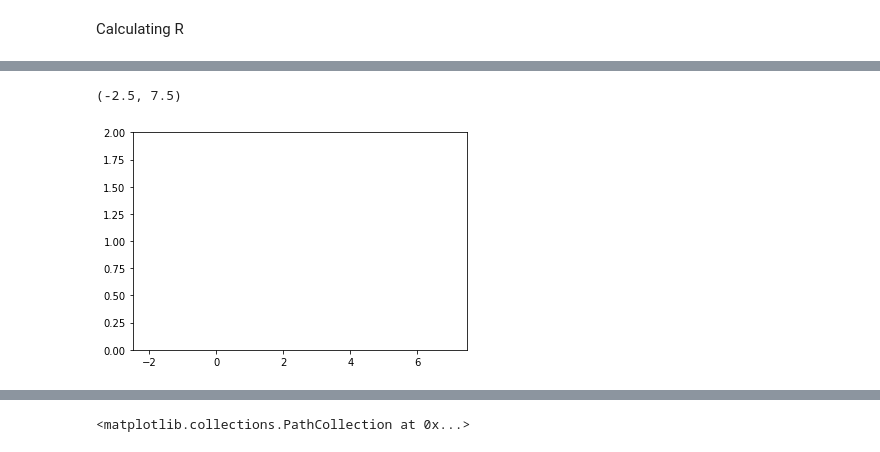
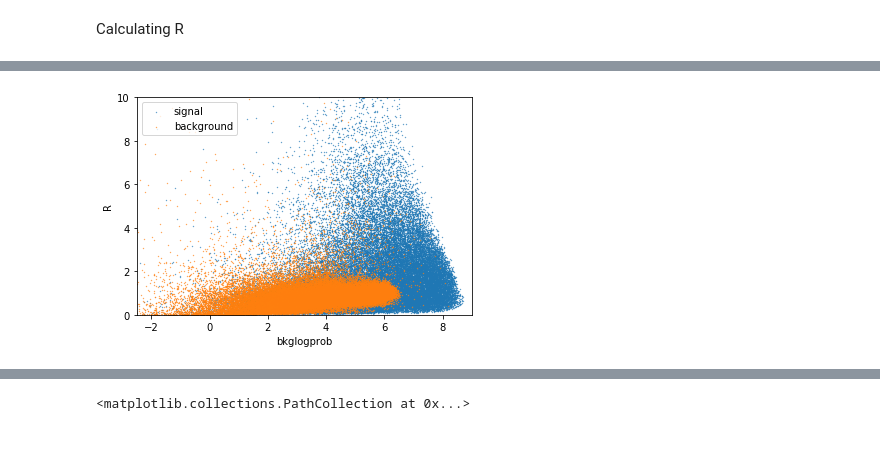
Before and after one commit to matteoettam09/i-flow, a Jupyter notebook: DensityEstimation/RnD_dataset.ipynb, the cells around one changed output, grey strips where cells are left out. Cells and saved outputs as stored; diff of their text form; code cells hidden in the pictures.

```diff
--- a/DensityEstimation/RnD_dataset.ipynb
+++ b/DensityEstimation/RnD_dataset.ipynb
@@ -333,6 +331,6 @@ combined = combine_sig_bkg(siglist, bkglist)
 # %% [markdown]
 Train on Signal Data
 # %%
-sigdist =train_iflow(combined.drop(columns='signal') ,M=3800, deltaM=100,
+sigdist =train_iflow(combined.drop(columns='signal') ,M=3500, deltaM=100,
                      issig=True, batchsize=256,lr=1e-3,epochs=50)
 # %% [output]
@@ -356,5 +354,5 @@ Batch: 160 Loss = -3.578566e+00
 # %% [markdown]
 Train on Background Data
 # %%
-bkgdist = train_iflow(combined.drop(columns='signal') ,M=3800, deltaM=100,
+bkgdist = train_iflow(combined.drop(columns='signal') ,M=3500, deltaM=100,
                       issig=False, batchsize=256,lr=1e-3,epochs=50) #do not use learning rate schedule
@@ -365,3 +379,6 @@ data_train_bkg, data_train_sig, invM= prepare_data_train(3800,100,bblist)
+# %%
+combined.signal = combined.signal.astype('float')
+data_train_bkg, data_train_sig, invM= prepare_data_train(3500,100, combined)
 # %%
 bkgprob=bkgdist.prob(data_train_sig)
 sigprob=sigdist.prob(data_train_sig)
@@ -381,0 +388,9 @@ TensorShape([7327])
+# %%
+data_train_sig = pd.DataFrame(data_train_sig.numpy(), columns=['mJJ', 'mJ1', 'tau21J1', 'dmJ', 'tau21J2', 'signal'])
+data_train_sig.signal = (data_train_sig.signal - np.min(data_train_sig.signal)).astype('bool')
+data_train_sig['sigprob'] = sigprob.numpy()
+data_train_sig['bkgprob'] = bkgprob.numpy()
+data_train_sig['bkglogprob'] = np.log(data_train_sig['bkgprob'])
+data_train_sig['R'] = data_train_sig.sigprob/data_train_sig.bkgprob
+data_train_sig['mJJ_unscaled'] = invM
+issignal = data_train_sig.signal
@@ -382,7 +408,11 @@ TensorShape([7327])
 # %%
-plt.scatter(bkglogprob,R,s=0.1)
-plt.ylim(0,2)
-plt.xlim(-2.5,7.5)
+plt.scatter(data_train_sig[issignal].bkglogprob, data_train_sig[issignal].R, s=0.1, label='signal')
+plt.scatter(data_train_sig[~issignal].bkglogprob, data_train_sig[~issignal].R, s=0.1, label='background')
+plt.ylim(0,10)
+plt.xlim(-2.5,9)
+plt.xlabel('bkglogprob')
+plt.ylabel('R')
+plt.legend()
+plt.show()
 # %% [output]
-(-2.5, 7.5)
-[figure, old version]
+[figure, new version]
```
Also changed, not shown: parts of 11 cells of this notebook.
